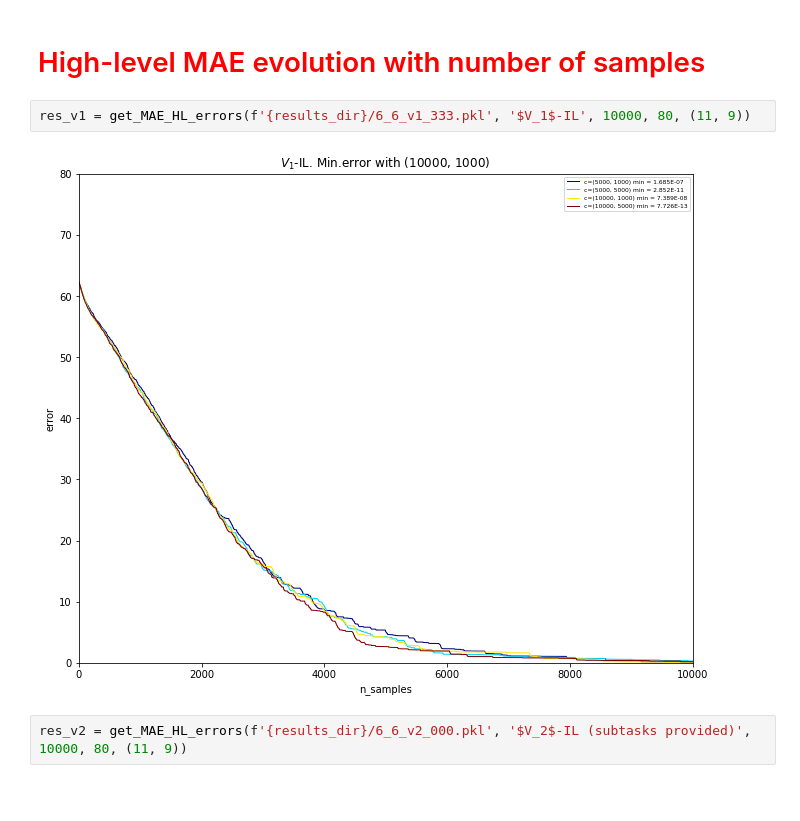
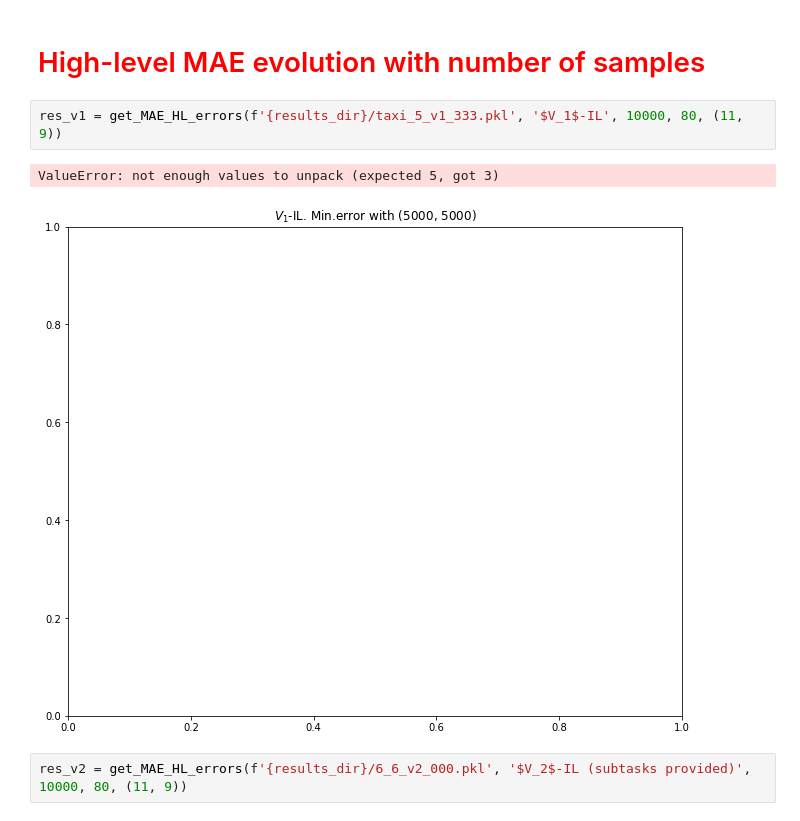
Before and after one commit to guillermoim/options, a Jupyter notebook: notebooks/Sandbox.ipynb, the cells around one changed output. Drawn from its saved outputs; the diff is of its cells as text; blank space fills up the shorter version.

```diff
--- a/notebooks/Sandbox.ipynb
+++ b/notebooks/Sandbox.ipynb
@@ -14,9 +14,10 @@ results_dir = '../results'
 # %% [markdown]
 # <span style="color: red;"> High-level MAE evolution with number of samples</span>
 # %%
-res_v1 = get_MAE_HL_errors(f'{results_dir}/6_6_v1_333.pkl', '$V_1$-IL', 10000, 80, (11, 9))
+res_v1 = get_MAE_HL_errors(f'{results_dir}/taxi_5_v1_333.pkl', '$V_1$-IL', 10000, 80, (11, 9))
 # %% [output]
+ValueError: not enough values to unpack (expected 5, got 3)
-[figure, old version]
+[figure, new version]
 # %%
 res_v2 = get_MAE_HL_errors(f'{results_dir}/6_6_v2_000.pkl', '$V_2$-IL (subtasks provided)', 10000, 80, (11, 9))
 # %% [output]
```
Also changed, not shown: parts of 14 cells of this notebook, 37 other files.
